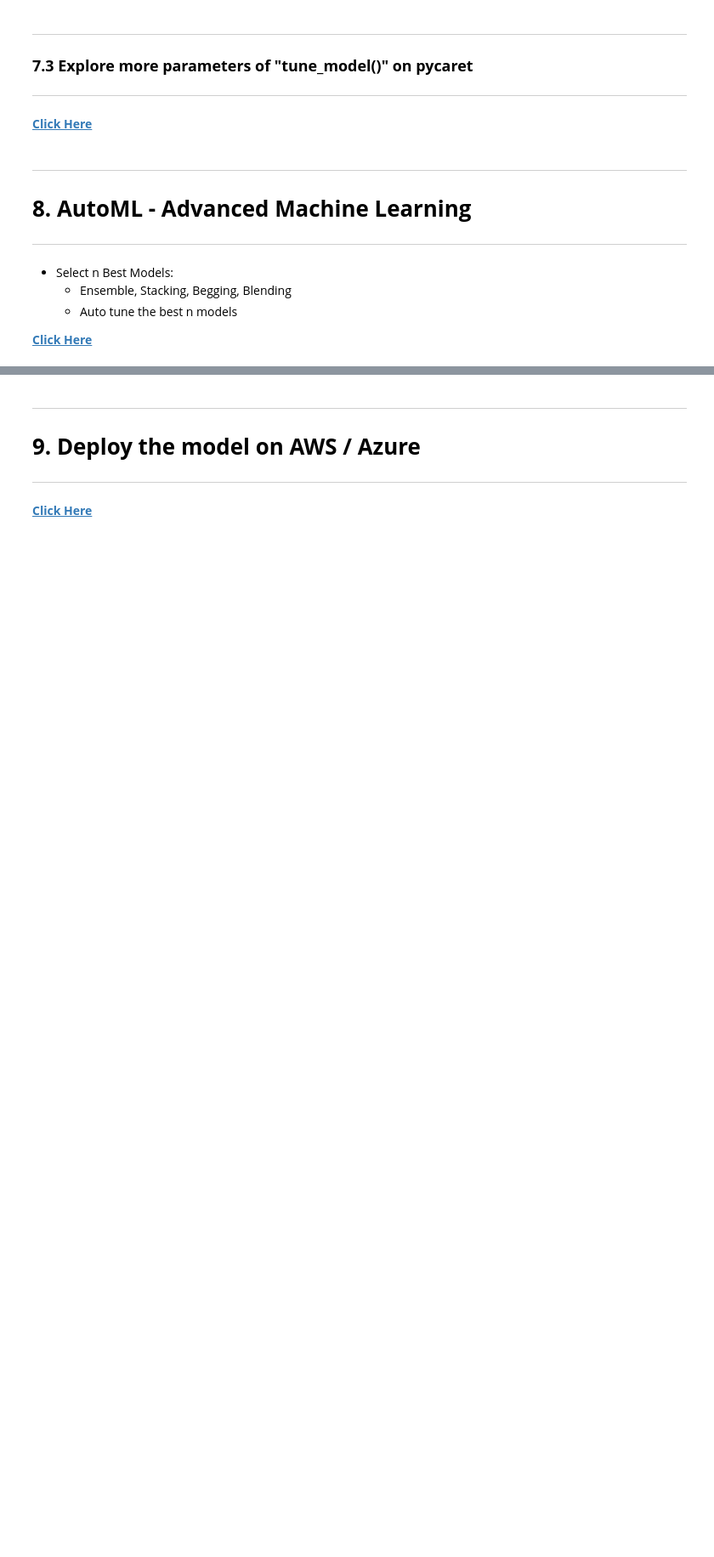
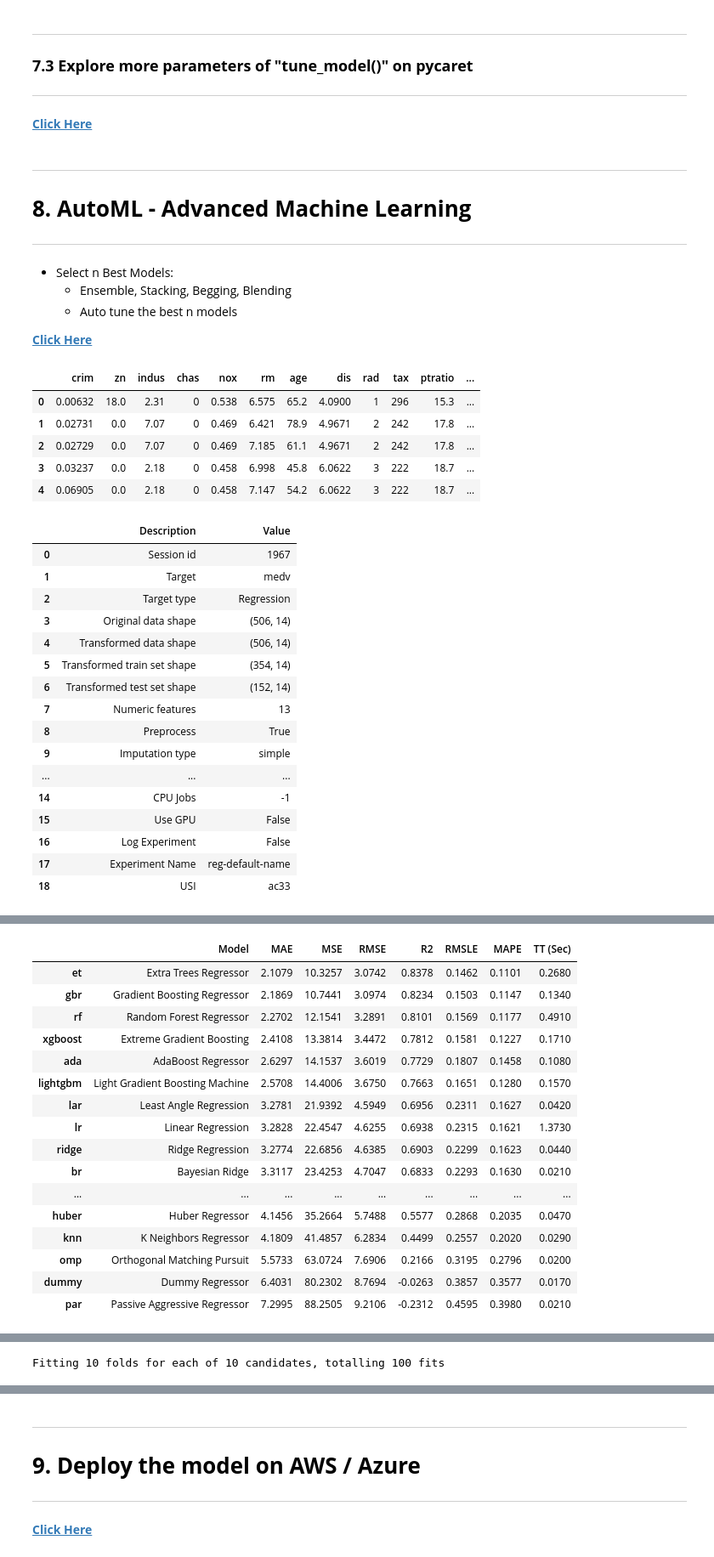
Before and after one commit to udaysharma1501/Exploring-Pycaret, a Jupyter notebook: Exploring_pycaret_with_Regression.ipynb, the cells around one changed output, grey strips where cells are left out. Shown at 85% size. Cells and saved outputs as stored; diff of their text form; code cells hidden in the pictures; blank space fills up the shorter version.

Commit message:
4th - used automl

```diff
--- a/Exploring_pycaret_with_Regression.ipynb
+++ b/Exploring_pycaret_with_Regression.ipynb
@@ -903,3 +919,44 @@ plot_model(dtModelTuned, plot = 'parameter')
   - Auto tune the best n models
 
 **<a href="https://pycaret.readthedocs.io/en/latest/api/regression.html#pycaret.regression.automl" target="_blank">Click Here</a>**
+# %%
+from pycaret.datasets import get_data
+
+boston = get_data('boston')
+
+from pycaret.regression import *
+
+exp_name = setup(data = boston,  target = 'medv')
+
+top3 = compare_models(n_select = 3)
+
+tuned_top3 = [tune_model(i) for i in top3]
+
+blender = blend_models(tuned_top3)
+stacker = stack_models(tuned_top3)
+
+best_mae_model = automl(optimize = 'R2')
+# %% [output]
+|  | crim | zn | indus | chas | nox | rm | age | dis | rad | tax | ptratio | ... |
+| 0 | 0.00632 | 18.0 | 2.31 | 0 | 0.538 | 6.575 | 65.2 | 4.0900 | 1 | 296 | 15.3 | ... |
+| 1 | 0.02731 | 0.0 | 7.07 | 0 | 0.469 | 6.421 | 78.9 | 4.9671 | 2 | 242 | 17.8 | ... |
+| 2 | 0.02729 | 0.0 | 7.07 | 0 | 0.469 | 7.185 | 61.1 | 4.9671 | 2 | 242 | 17.8 | ... |
+| 3 | 0.03237 | 0.0 | 2.18 | 0 | 0.458 | 6.998 | 45.8 | 6.0622 | 3 | 222 | 18.7 | ... |
+| 4 | 0.06905 | 0.0 | 2.18 | 0 | 0.458 | 7.147 | 54.2 | 6.0622 | 3 | 222 | 18.7 | ... |
+|  | Description | Value |
+| 0 | Session id | 1967 |
+| 1 | Target | medv |
+| 2 | Target type | Regression |
+| 3 | Original data shape | (506, 14) |
+| 4 | Transformed data shape | (506, 14) |
+| 5 | Transformed train set shape | (354, 14) |
+| 6 | Transformed test set shape | (152, 14) |
+| 7 | Numeric features | 13 |
+| 8 | Preprocess | True |
+| 9 | Imputation type | simple |
+| ... | ... | ... |
+| 14 | CPU Jobs | -1 |
+| 15 | Use GPU | False |
+| 16 | Log Experiment | False |
+| 17 | Experiment Name | reg-default-name |
+| 18 | USI | ac33 |
@@ -905,0 +964,17 @@ plot_model(dtModelTuned, plot = 'parameter')
+|  | Model | MAE | MSE | RMSE | R2 | RMSLE | MAPE | TT (Sec) |
+| et | Extra Trees Regressor | 2.1079 | 10.3257 | 3.0742 | 0.8378 | 0.1462 | 0.1101 | 0.2680 |
+| gbr | Gradient Boosting Regressor | 2.1869 | 10.7441 | 3.0974 | 0.8234 | 0.1503 | 0.1147 | 0.1340 |
+| rf | Random Forest Regressor | 2.2702 | 12.1541 | 3.2891 | 0.8101 | 0.1569 | 0.1177 | 0.4910 |
+| xgboost | Extreme Gradient Boosting | 2.4108 | 13.3814 | 3.4472 | 0.7812 | 0.1581 | 0.1227 | 0.1710 |
+| ada | AdaBoost Regressor | 2.6297 | 14.1537 | 3.6019 | 0.7729 | 0.1807 | 0.1458 | 0.1080 |
+| lightgbm | Light Gradient Boosting Machine | 2.5708 | 14.4006 | 3.6750 | 0.7663 | 0.1651 | 0.1280 | 0.1570 |
+| lar | Least Angle Regression | 3.2781 | 21.9392 | 4.5949 | 0.6956 | 0.2311 | 0.1627 | 0.0420 |
+| lr | Linear Regression | 3.2828 | 22.4547 | 4.6255 | 0.6938 | 0.2315 | 0.1621 | 1.3730 |
+| ridge | Ridge Regression | 3.2774 | 22.6856 | 4.6385 | 0.6903 | 0.2299 | 0.1623 | 0.0440 |
+| br | Bayesian Ridge | 3.3117 | 23.4253 | 4.7047 | 0.6833 | 0.2293 | 0.1630 | 0.0210 |
+| ... | ... | ... | ... | ... | ... | ... | ... | ... |
+| huber | Huber Regressor | 4.1456 | 35.2664 | 5.7488 | 0.5577 | 0.2868 | 0.2035 | 0.0470 |
+| knn | K Neighbors Regressor | 4.1809 | 41.4857 | 6.2834 | 0.4499 | 0.2557 | 0.2020 | 0.0290 |
+| omp | Orthogonal Matching Pursuit | 5.5733 | 63.0724 | 7.6906 | 0.2166 | 0.3195 | 0.2796 | 0.0200 |
+| dummy | Dummy Regressor | 6.4031 | 80.2302 | 8.7694 | -0.0263 | 0.3857 | 0.3577 | 0.0170 |
+| par | Passive Aggressive Regressor | 7.2995 | 88.2505 | 9.2106 | -0.2312 | 0.4595 | 0.3980 | 0.0210 |
@@ -905,0 +997 @@ plot_model(dtModelTuned, plot = 'parameter')
+Fitting 10 folds for each of 10 candidates, totalling 100 fits
```
Also changed, not shown: parts of 27 cells of this notebook.
